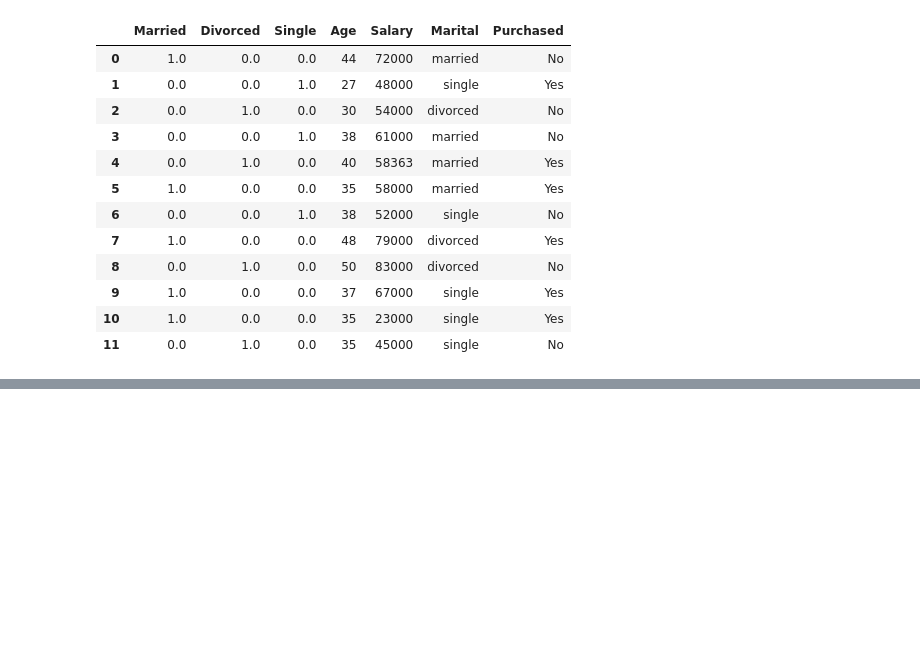
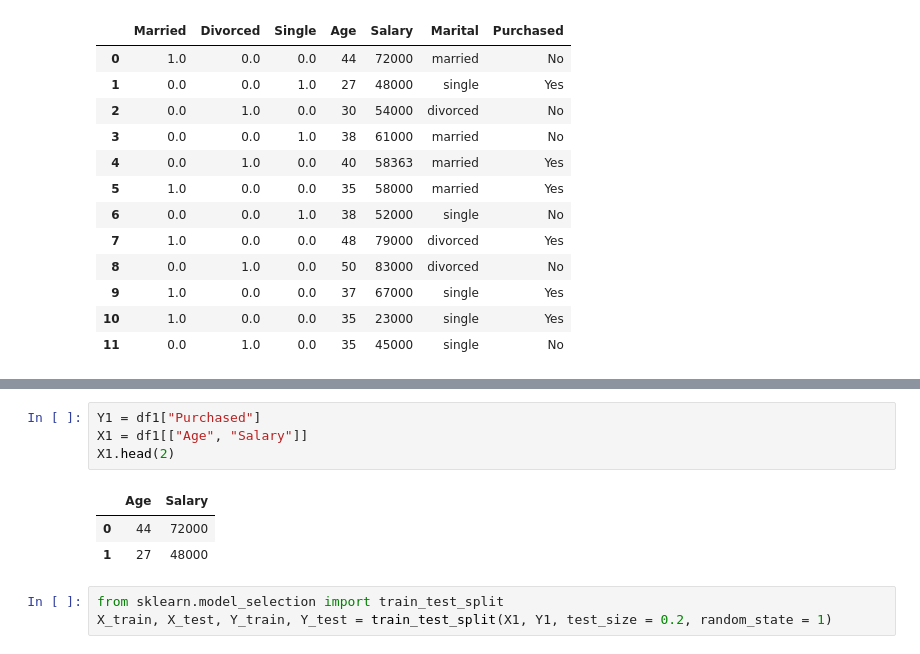
Before and after one commit to ejini6969/Optimization-Deep-Learning-ODL-, a Jupyter notebook: Lab_1_(Data_Preprocessing).ipynb, the cells around one changed output, grey strips where cells are left out. Saved outputs shown, nothing was run; the diff lists cells and outputs as text; blank space fills up the shorter version.

```diff
--- a/Lab_1_(Data_Preprocessing).ipynb
+++ b/Lab_1_(Data_Preprocessing).ipynb
@@ -355,0 +403,11 @@ df2_new
+# %%
+Y1 = df1["Purchased"]
+X1 = df1[["Age", "Salary"]]
+X1.head(2)
+# %% [output]
+|  | Age | Salary |
+| 0 | 44 | 72000 |
+| 1 | 27 | 48000 |
+# %%
+from sklearn.model_selection import train_test_split
+X_train, X_test, Y_train, Y_test = train_test_split(X1, Y1, test_size = 0.2, random_state = 1)
```
Also changed, not shown: parts of 12 cells of this notebook.
